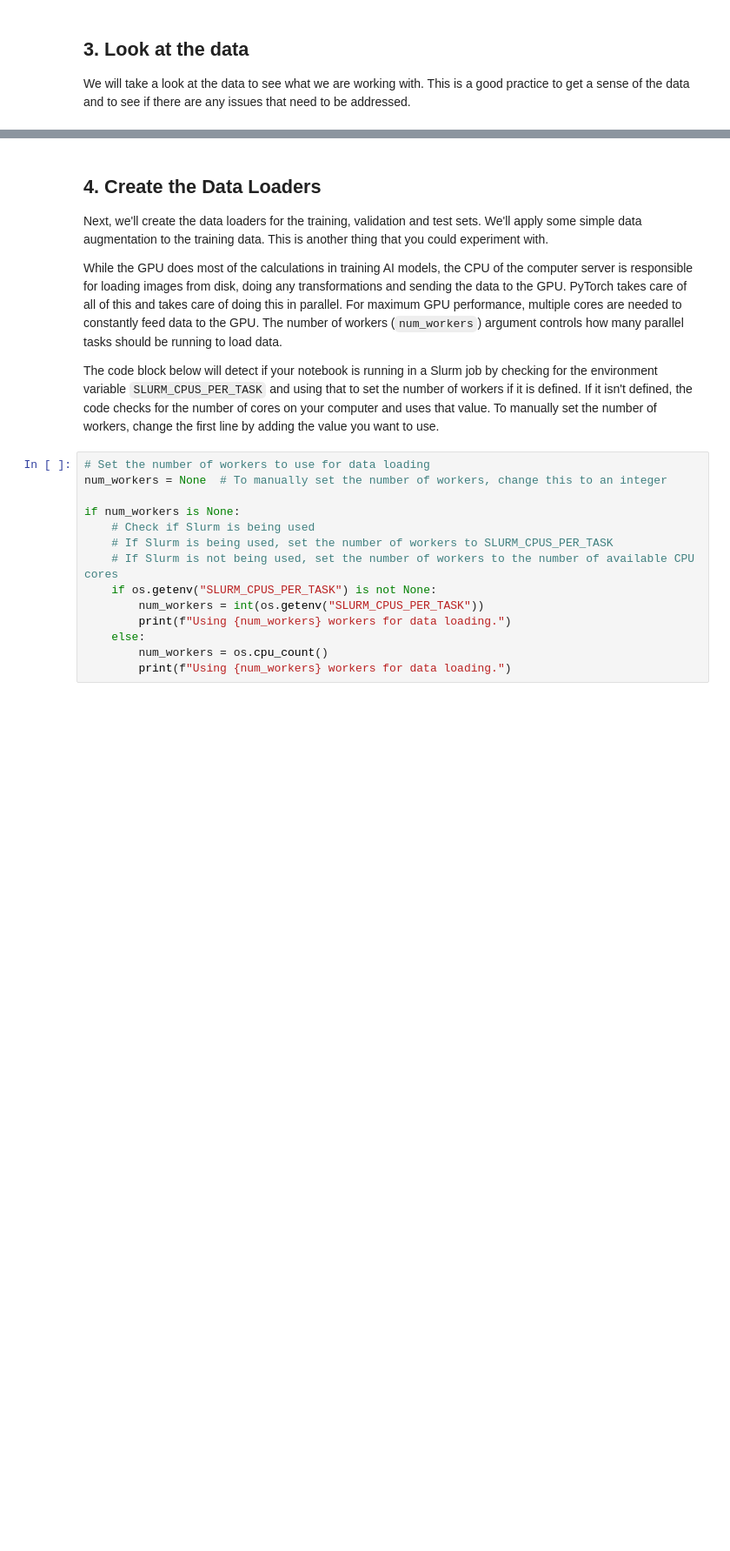
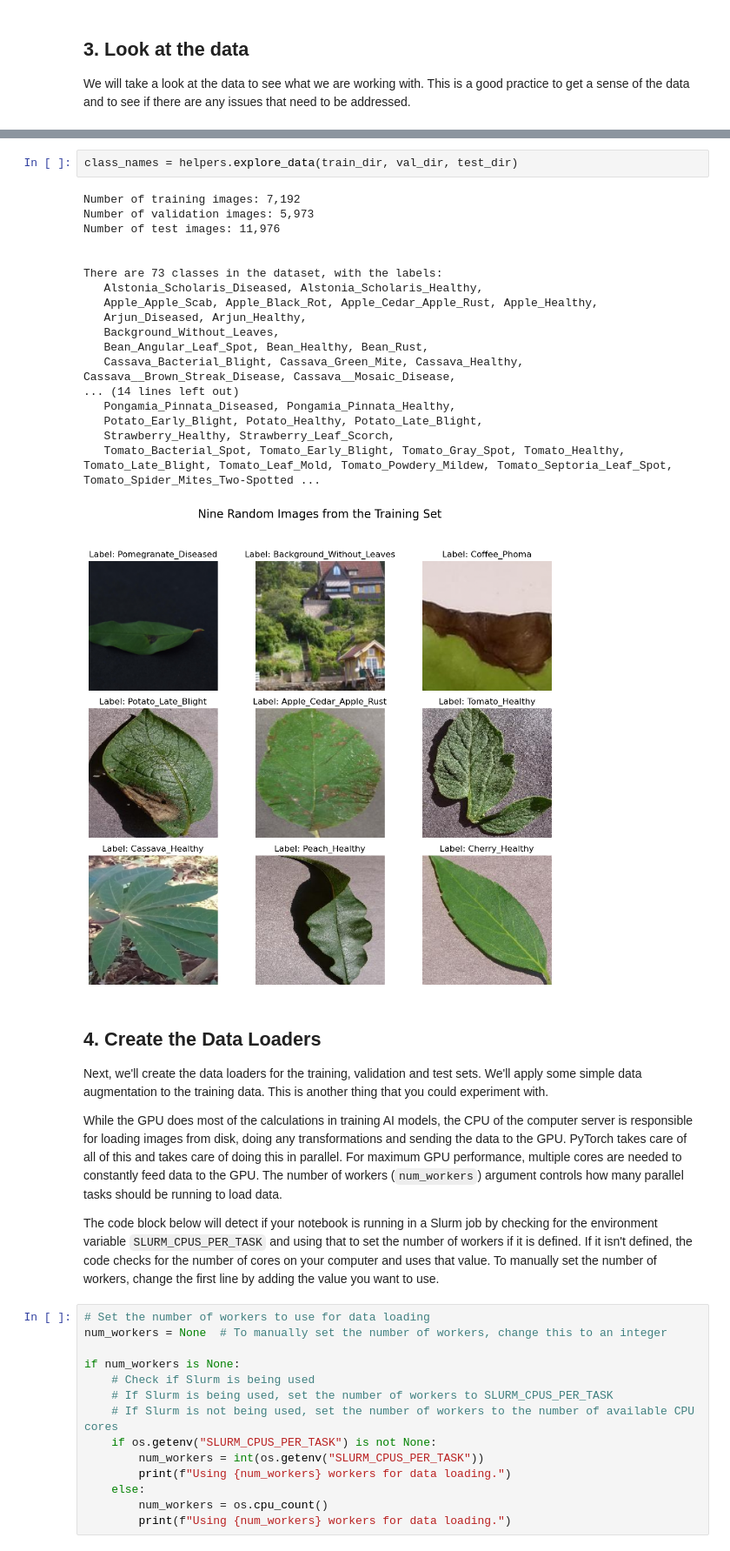
Before and after one commit to PracticumAI/transfer_learning, a Jupyter notebook: 01_transfer_learning_fine_tuning.ipynb, the cells around one changed output, grey strips where cells are left out. Shown at 87% size. Drawn from its saved outputs; the diff is of its cells as text; blank space fills up the shorter version.

```diff
--- a/01_transfer_learning_fine_tuning.ipynb
+++ b/01_transfer_learning_fine_tuning.ipynb
@@ -292,3 +126,24 @@ There are 73 classes in the dataset, with the labels:
+# %%
+class_names = helpers.explore_data(train_dir, val_dir, test_dir)
+# %% [output]
+Number of training images: 7,192
+Number of validation images: 5,973
+Number of test images: 11,976
+
+
+There are 73 classes in the dataset, with the labels:
+   Alstonia_Scholaris_Diseased, Alstonia_Scholaris_Healthy,
+   Apple_Apple_Scab, Apple_Black_Rot, Apple_Cedar_Apple_Rust, Apple_Healthy,
+   Arjun_Diseased, Arjun_Healthy,
+   Background_Without_Leaves,
+   Bean_Angular_Leaf_Spot, Bean_Healthy, Bean_Rust,
+   Cassava_Bacterial_Blight, Cassava_Green_Mite, Cassava_Healthy, Cassava__Brown_Streak_Disease, Cassava__Mosaic_Disease,
+... (14 lines left out)
+   Pongamia_Pinnata_Diseased, Pongamia_Pinnata_Healthy,
+   Potato_Early_Blight, Potato_Healthy, Potato_Late_Blight,
+   Strawberry_Healthy, Strawberry_Leaf_Scorch,
+   Tomato_Bacterial_Spot, Tomato_Early_Blight, Tomato_Gray_Spot, Tomato_Healthy, Tomato_Late_Blight, Tomato_Leaf_Mold, Tomato_Powdery_Mildew, Tomato_Septoria_Leaf_Spot, Tomato_Spider_Mites_Two-Spotted ...
+[figure, added]
 # %% [markdown]
 ## 4. Create the Data Loaders
 
```
Also changed, not shown: parts of 21 cells of this notebook.
